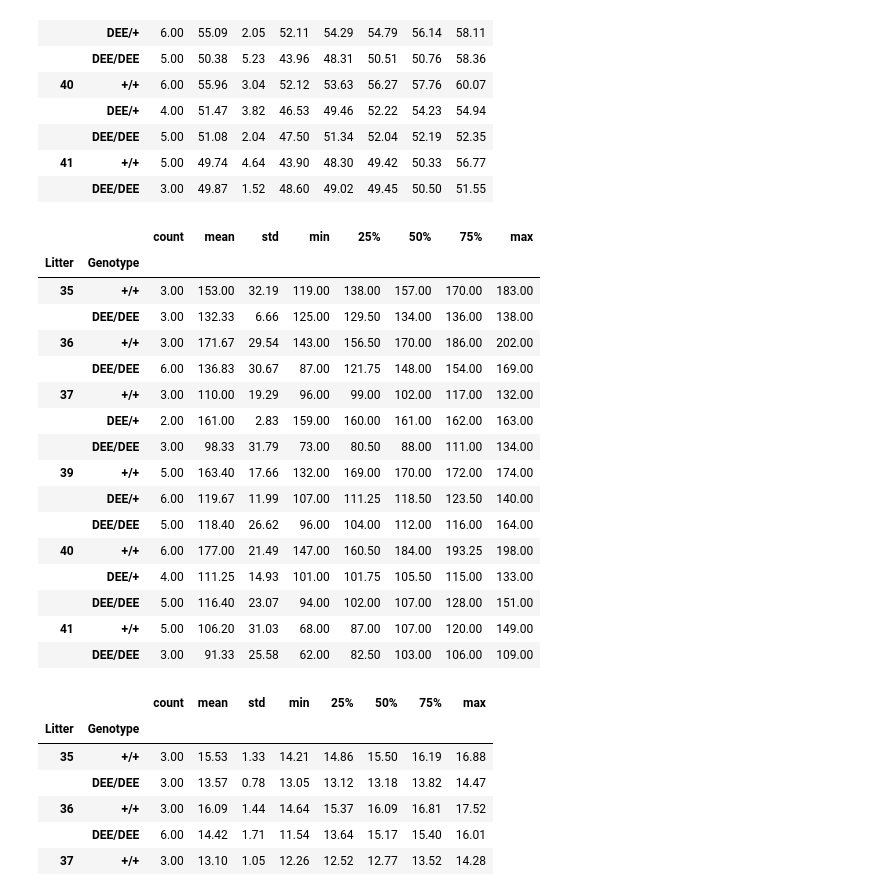
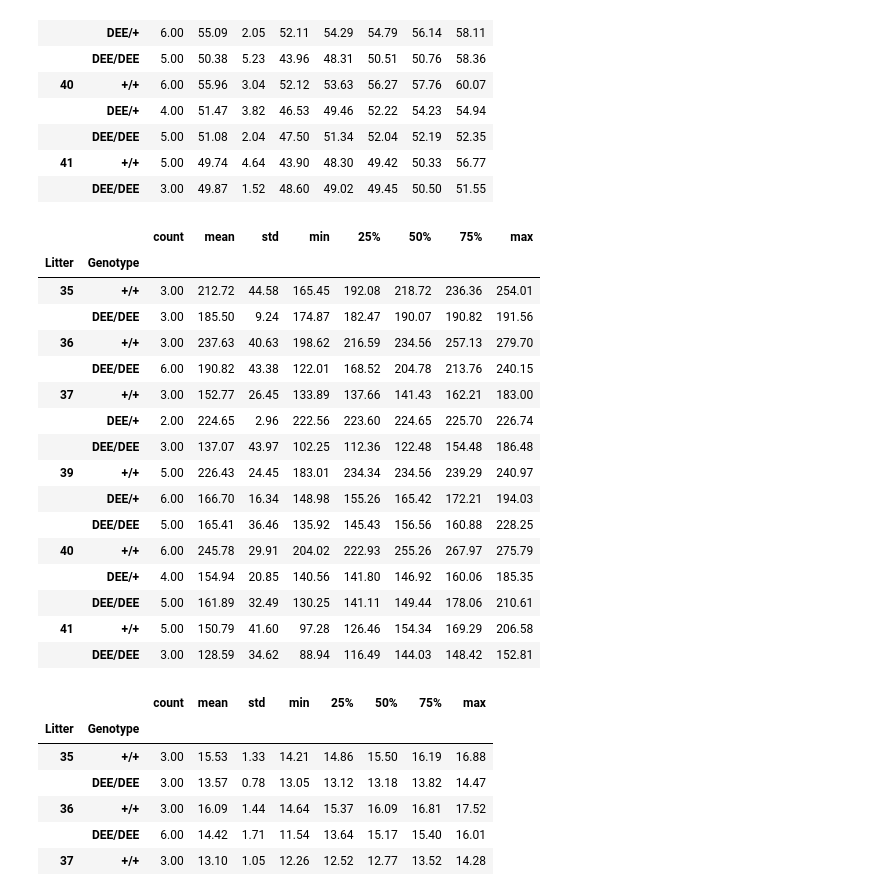
Before and after one commit to MixedIndentations/Angiogenesis-Density, a Jupyter notebook: notebooks/RetinalCells-PairedTtest.ipynb, the cells around one changed output. Saved outputs shown, nothing was run; the diff lists cells and outputs as text; code cells hidden in the pictures.

```diff
--- a/notebooks/RetinalCells-PairedTtest.ipynb
+++ b/notebooks/RetinalCells-PairedTtest.ipynb
@@ -23,7 +23,7 @@
 import numpy as np
 import pandas as pd
 
-unblinded_file = '../data/unblinded_data.csv'
+unblinded_file = '../data/UnblindedAngioToolData.csv'
 df = pd.read_csv(unblinded_file)
 
 df.head() # Look at first five rows "header"
@@ -404,27 +416,27 @@ If you want to look at the numbers after averaging, here they are.
 |  | DEE/DEE | 3.00 | 49.87 | 1.52 | 48.60 | 49.02 | 49.45 | 50.50 | 51.55 |
 # %%
 (df.groupby(['Litter', 'Genotype'])
-                     ['Total Number of Junctions']
+                     ['Junctions density']
                      .describe()
 )
 # %% [output]
 |  |  | count | mean | std | min | 25% | 50% | 75% | max |
 | Litter | Genotype |  |  |  |  |  |  |  |  |
-| 35 | +/+ | 3.00 | 153.00 | 32.19 | 119.00 | 138.00 | 157.00 | 170.00 | 183.00 |
-|  | DEE/DEE | 3.00 | 132.33 | 6.66 | 125.00 | 129.50 | 134.00 | 136.00 | 138.00 |
-| 36 | +/+ | 3.00 | 171.67 | 29.54 | 143.00 | 156.50 | 170.00 | 186.00 | 202.00 |
-|  | DEE/DEE | 6.00 | 136.83 | 30.67 | 87.00 | 121.75 | 148.00 | 154.00 | 169.00 |
-| 37 | +/+ | 3.00 | 110.00 | 19.29 | 96.00 | 99.00 | 102.00 | 117.00 | 132.00 |
-|  | DEE/+ | 2.00 | 161.00 | 2.83 | 159.00 | 160.00 | 161.00 | 162.00 | 163.00 |
-|  | DEE/DEE | 3.00 | 98.33 | 31.79 | 73.00 | 80.50 | 88.00 | 111.00 | 134.00 |
-| 39 | +/+ | 5.00 | 163.40 | 17.66 | 132.00 | 169.00 | 170.00 | 172.00 | 174.00 |
-|  | DEE/+ | 6.00 | 119.67 | 11.99 | 107.00 | 111.25 | 118.50 | 123.50 | 140.00 |
-|  | DEE/DEE | 5.00 | 118.40 | 26.62 | 96.00 | 104.00 | 112.00 | 116.00 | 164.00 |
-| 40 | +/+ | 6.00 | 177.00 | 21.49 | 147.00 | 160.50 | 184.00 | 193.25 | 198.00 |
-|  | DEE/+ | 4.00 | 111.25 | 14.93 | 101.00 | 101.75 | 105.50 | 115.00 | 133.00 |
-|  | DEE/DEE | 5.00 | 116.40 | 23.07 | 94.00 | 102.00 | 107.00 | 128.00 | 151.00 |
-| 41 | +/+ | 5.00 | 106.20 | 31.03 | 68.00 | 87.00 | 107.00 | 120.00 | 149.00 |
-|  | DEE/DEE | 3.00 | 91.33 | 25.58 | 62.00 | 82.50 | 103.00 | 106.00 | 109.00 |
+| 35 | +/+ | 3.00 | 212.72 | 44.58 | 165.45 | 192.08 | 218.72 | 236.36 | 254.01 |
+|  | DEE/DEE | 3.00 | 185.50 | 9.24 | 174.87 | 182.47 | 190.07 | 190.82 | 191.56 |
+| 36 | +/+ | 3.00 | 237.63 | 40.63 | 198.62 | 216.59 | 234.56 | 257.13 | 279.70 |
+|  | DEE/DEE | 6.00 | 190.82 | 43.38 | 122.01 | 168.52 | 204.78 | 213.76 | 240.15 |
+| 37 | +/+ | 3.00 | 152.77 | 26.45 | 133.89 | 137.66 | 141.43 | 162.21 | 183.00 |
+|  | DEE/+ | 2.00 | 224.65 | 2.96 | 222.56 | 223.60 | 224.65 | 225.70 | 226.74 |
+|  | DEE/DEE | 3.00 | 137.07 | 43.97 | 102.25 | 112.36 | 122.48 | 154.48 | 186.48 |
+| 39 | +/+ | 5.00 | 226.43 | 24.45 | 183.01 | 234.34 | 234.56 | 239.29 | 240.97 |
+|  | DEE/+ | 6.00 | 166.70 | 16.34 | 148.98 | 155.26 | 165.42 | 172.21 | 194.03 |
+|  | DEE/DEE | 5.00 | 165.41 | 36.46 | 135.92 | 145.43 | 156.56 | 160.88 | 228.25 |
+| 40 | +/+ | 6.00 | 245.78 | 29.91 | 204.02 | 222.93 | 255.26 | 267.97 | 275.79 |
+|  | DEE/+ | 4.00 | 154.94 | 20.85 | 140.56 | 141.80 | 146.92 | 160.06 | 185.35 |
+|  | DEE/DEE | 5.00 | 161.89 | 32.49 | 130.25 | 141.11 | 149.44 | 178.06 | 210.61 |
+| 41 | +/+ | 5.00 | 150.79 | 41.60 | 97.28 | 126.46 | 154.34 | 169.29 | 206.58 |
+|  | DEE/DEE | 3.00 | 128.59 | 34.62 | 88.94 | 116.49 | 144.03 | 148.42 | 152.81 |
 # %%
 (df.groupby(['Litter', 'Genotype'])
                      ['Total Vessels Length']
```
Also changed, not shown: parts of 24 cells of this notebook, 3 other files.
